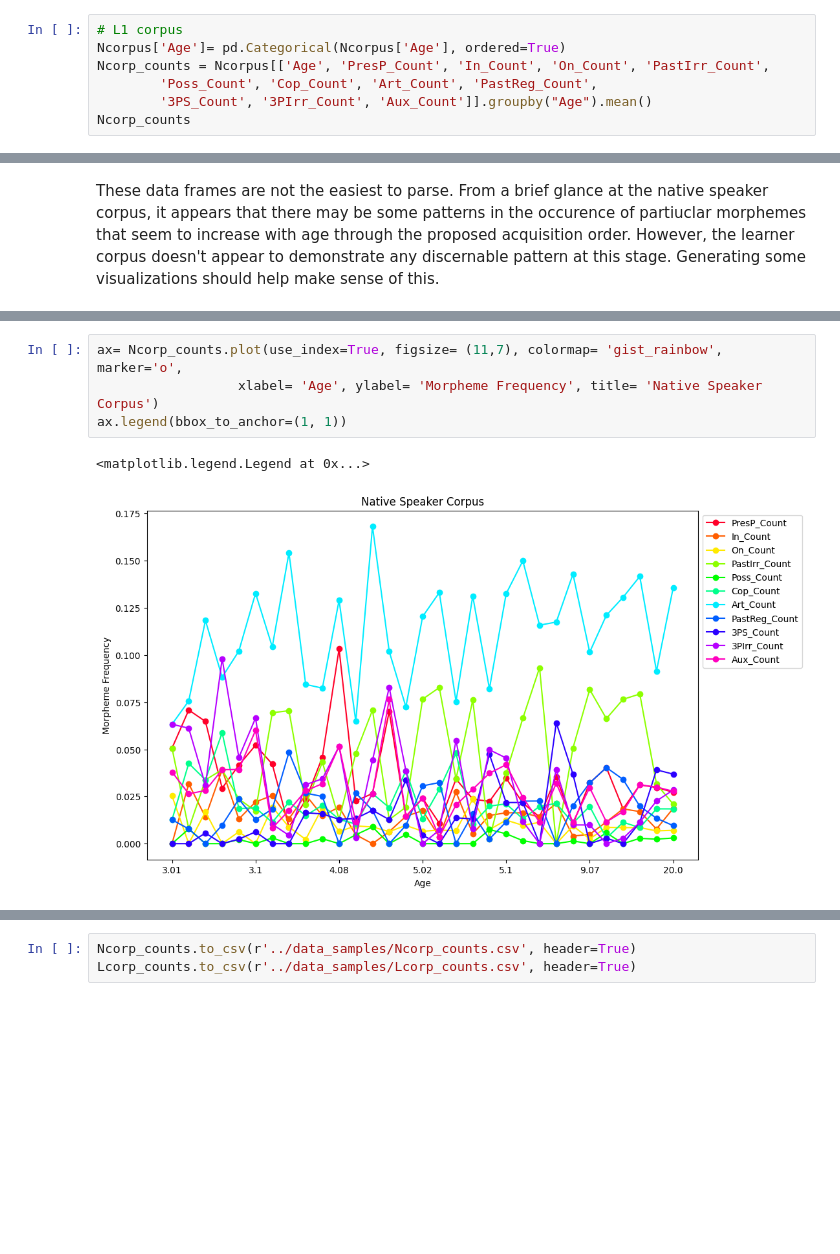
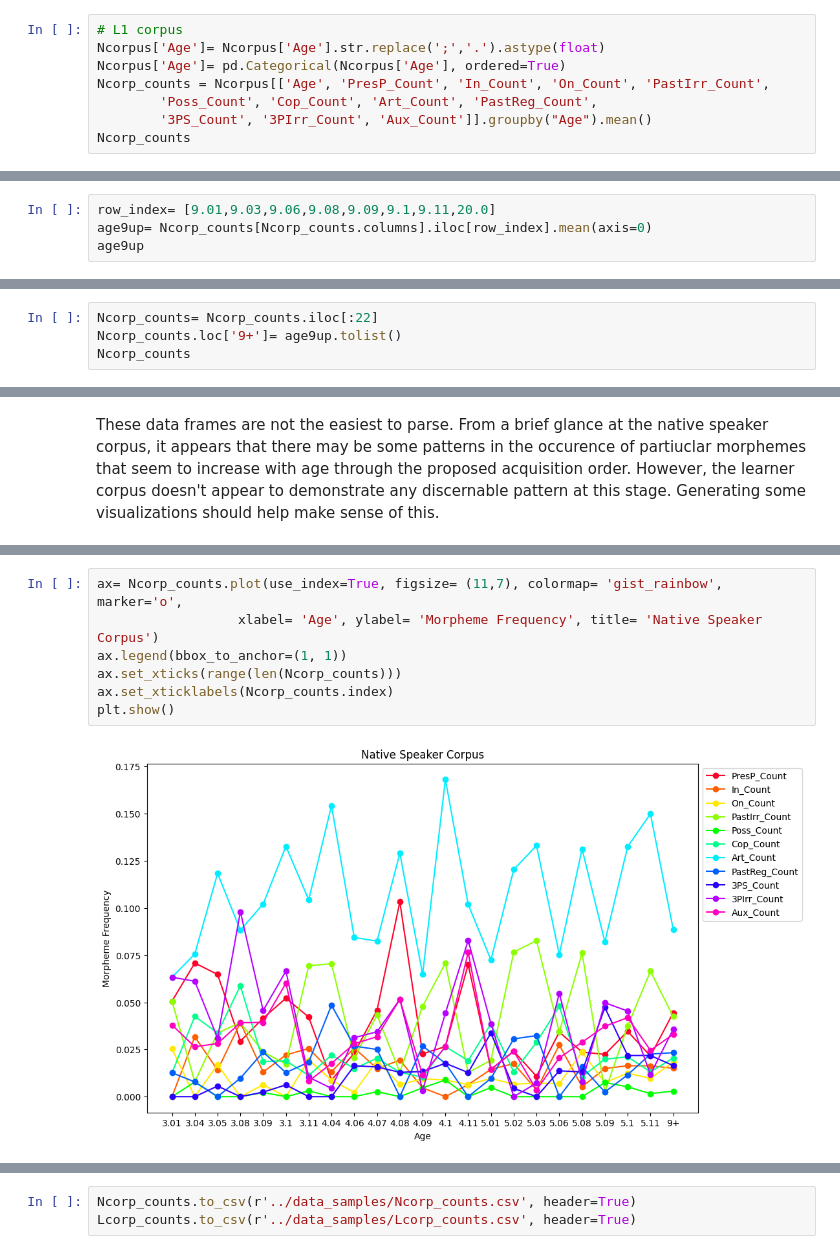
Before and after one commit to Data-Science-for-Linguists-2023/Morpheme-Acquisition-Analysis, a Jupyter notebook: notebooks/data_analysis.ipynb, the cells around one changed output, grey strips where cells are left out. Drawn from its saved outputs; the diff is of its cells as text; blank space fills up the shorter version.

```diff
--- a/notebooks/data_analysis.ipynb
+++ b/notebooks/data_analysis.ipynb
@@ -213,6 +213,7 @@ Ncorpus[['PresP_Count', 'In_Count', 'On_Count', 'PastIrr_Count',
         '3PS_Count', '3PIrr_Count', 'Aux_Count']].div(Ncorpus.Token_Count, axis=0)
 # %%
 # L1 corpus
+Ncorpus['Age']= Ncorpus['Age'].str.replace(';','.').astype(float)
 Ncorpus['Age']= pd.Categorical(Ncorpus['Age'], ordered=True)
 Ncorp_counts = Ncorpus[['Age', 'PresP_Count', 'In_Count', 'On_Count', 'PastIrr_Count',
         'Poss_Count', 'Cop_Count', 'Art_Count', 'PastReg_Count',
@@ -237,3 +238,7 @@ Ncorp_counts
 | 9.1 | 0.031161 | 0.016997 | 0.008499 | 0.079320 | 0.002833 | 0.008499 | 0.141643 | 0.019830 | ... |
 | 9.11 | 0.029748 | 0.007756 | 0.006768 | 0.031548 | 0.002373 | 0.018452 | 0.091432 | 0.013459 | ... |
 | 20.0 | 0.027286 | 0.018716 | 0.007067 | 0.020947 | 0.003012 | 0.018429 | 0.135723 | 0.009563 | ... |
+# %%
+row_index= [9.01,9.03,9.06,9.08,9.09,9.1,9.11,20.0]
+age9up= Ncorp_counts[Ncorp_counts.columns].iloc[row_index].mean(axis=0)
+age9up
@@ -239,0 +258,4 @@ Ncorp_counts
+# %%
+Ncorp_counts= Ncorp_counts.iloc[:22]
+Ncorp_counts.loc['9+']= age9up.tolist()
+Ncorp_counts
@@ -265,7 +306,9 @@ ax.legend(bbox_to_anchor=(1, 1))
 # %%
 ax= Ncorp_counts.plot(use_index=True, figsize= (11,7), colormap= 'gist_rainbow', marker='o',
                   xlabel= 'Age', ylabel= 'Morpheme Frequency', title= 'Native Speaker Corpus')
 ax.legend(bbox_to_anchor=(1, 1))
+ax.set_xticks(range(len(Ncorp_counts)))
+ax.set_xticklabels(Ncorp_counts.index)
+plt.show()
 # %% [output]
-<matplotlib.legend.Legend at 0x...>
-[figure, old version]
+[figure, new version]
```
Also changed, not shown: parts of 9 cells of this notebook, 2 other files.
